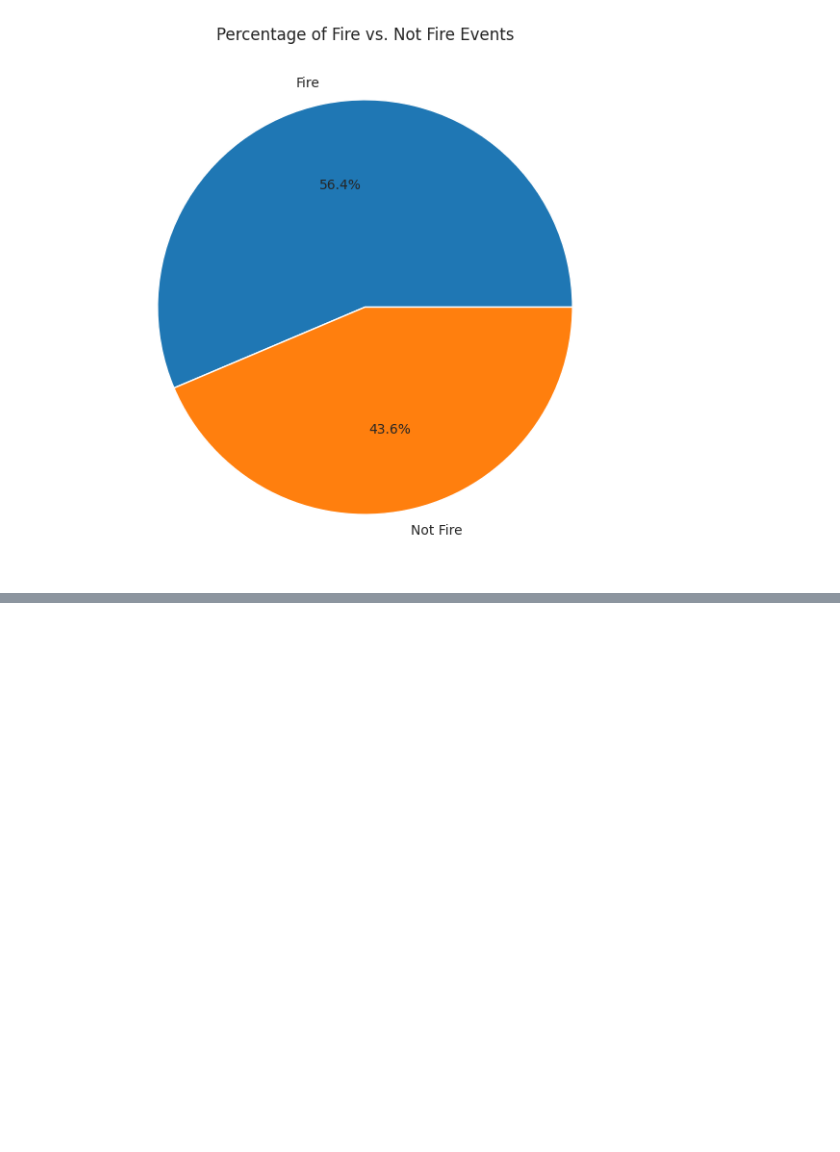
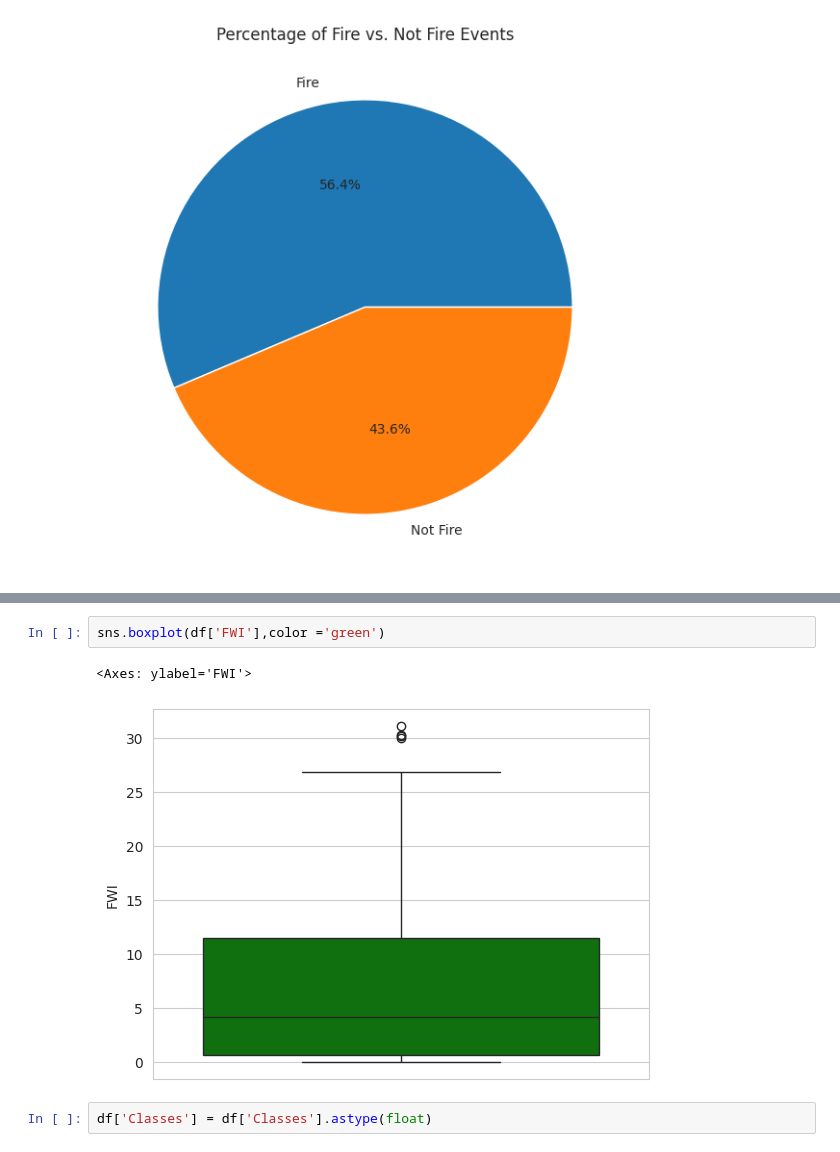
Before and after one commit to Comrade123-123/Ridge_LAaso_ElasticNet_miniproject, a Jupyter notebook: Ridge_lasso_ElasticNet.ipynb, the cells around one changed output, grey strips where cells are left out. Cells and saved outputs as stored; diff of their text form; blank space fills up the shorter version.

```diff
--- a/Ridge_lasso_ElasticNet.ipynb
+++ b/Ridge_lasso_ElasticNet.ipynb
@@ -311,0 +344,7 @@ plt.show()
+# %%
+sns.boxplot(df['FWI'],color ='green')
+# %% [output]
+<Axes: ylabel='FWI'>
+[figure, added]
+# %%
+df['Classes'] = df['Classes'].astype(float)
```
Also changed, not shown: parts of 8 cells of this notebook.
